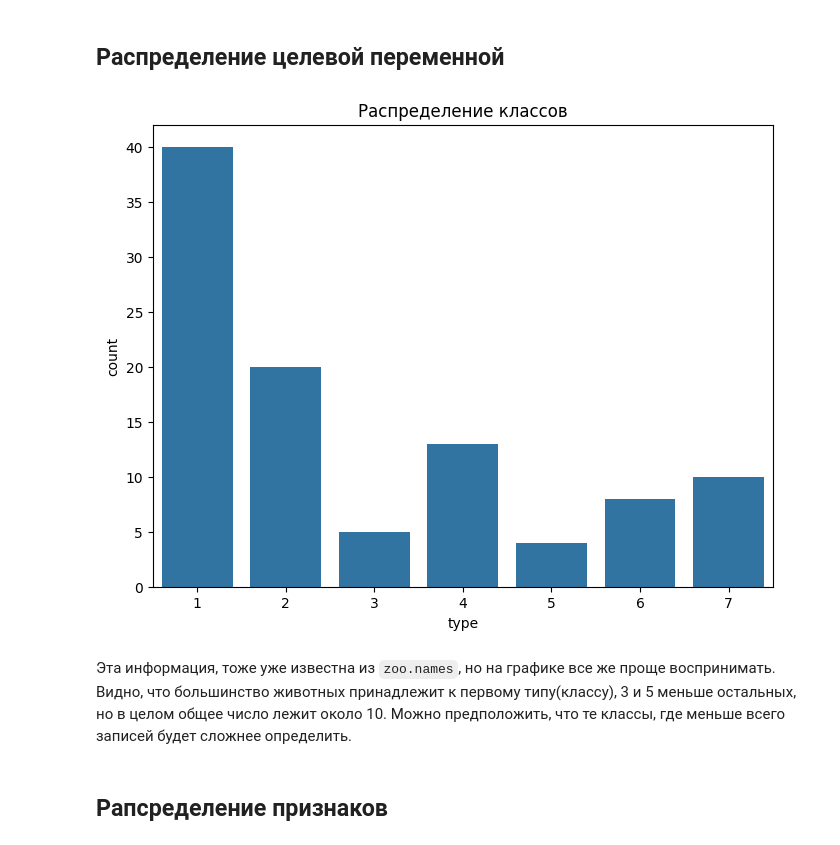
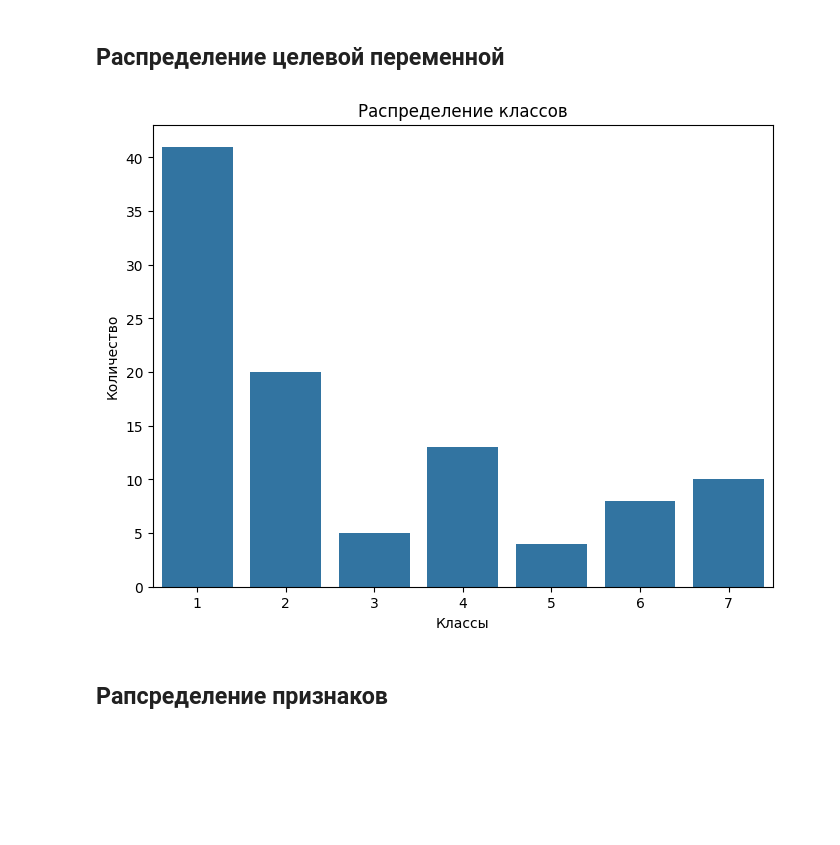
Before and after one commit to grishinak/spbu-python-course, a Jupyter notebook: project/classification/classification_comparison.ipynb, the cells around one changed output. Drawn from its saved outputs; the diff is of its cells as text; code cells hidden in the pictures; blank space fills up the shorter version.

Commit message:
Change data file and notebook in repo

```diff
--- a/project/classification/classification_comparison.ipynb
+++ b/project/classification/classification_comparison.ipynb
@@ -125,7 +132,7 @@ import pandas as pd
 drive  sample_data
 # %%
 # Read data
-data = pd.read_csv('/content/drive/MyDrive/spbu-python-course/task#10/zoo_dataset/zoo.data')
+data = pd.read_csv('/content/drive/MyDrive/spbu-python-course/task#10/zoo_dataset/zoo.csv')
 # %% [markdown]
 ## Первичный анализ данных
 # %% [markdown]
@@ -144,10 +171,0 @@ data.head()
-# %%
-# Задаем имена столбцов
-data.columns = [
-    "animal_name", "hair", "feathers", "eggs", "milk", "airborne", "aquatic",
-    "predator", "toothed", "backbone", "breathes", "venomous", "fins", "legs",
-    "tail", "domestic", "catsize", "type"
-]
-
-# Проверим первые строки данных после присвоения заголовков
-data.head()
@@ -245,16 +266,18 @@ import seaborn as sns
 # %% [markdown]
 ## Распределение целевой переменной
 # %%
-# Распределение целевой переменной
-plt.figure(figsize=(8, 6))
-sns.countplot(x='type', data=data)
-plt.title('Распределение классов')
-plt.show()
+# Удаляем лишние пробелы из названий столбцов
+data.columns = data.columns.str.strip()
+
+# Построение графика распределения целевой переменной
+plt.figure(figsize=(8, 6))  # Размер графика
+sns.countplot(x='type', data=data)  # График распределения
+plt.title('Распределение классов')  # Заголовок
+plt.xlabel('Классы')  # Подпись оси X
+plt.ylabel('Количество')  # Подпись оси Y
+plt.show()  # Отображение графика
 # %% [output]
-[figure, old version]
+[figure, new version]
-# %% [markdown]
-Эта информация, тоже уже известна из `zoo.names`, но на графике все же проще воспринимать.
-Видно, что большинство животных принадлежит к первому типу(классу), 3 и 5 меньше остальных, но в целом общее число лежит около 10. Можно предположить, что те классы, где меньше всего записей будет сложнее определить.
 # %% [markdown]
 ## Рапсределение признаков
 # %% [markdown]
```
Also changed, not shown: parts of 65 cells of this notebook, 1 other file.
